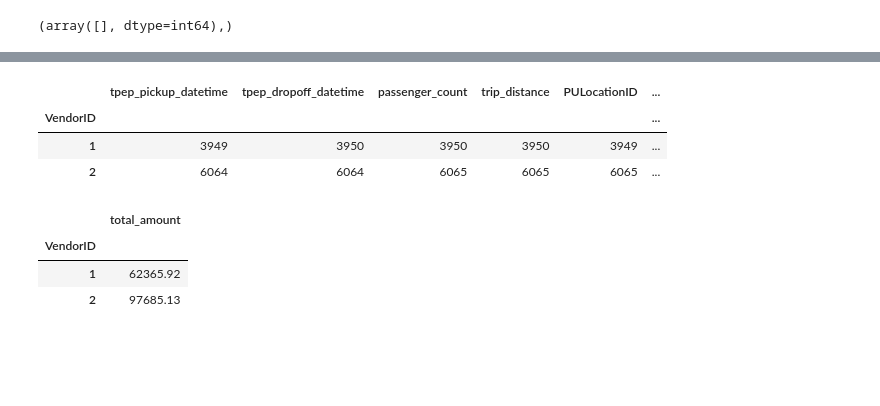
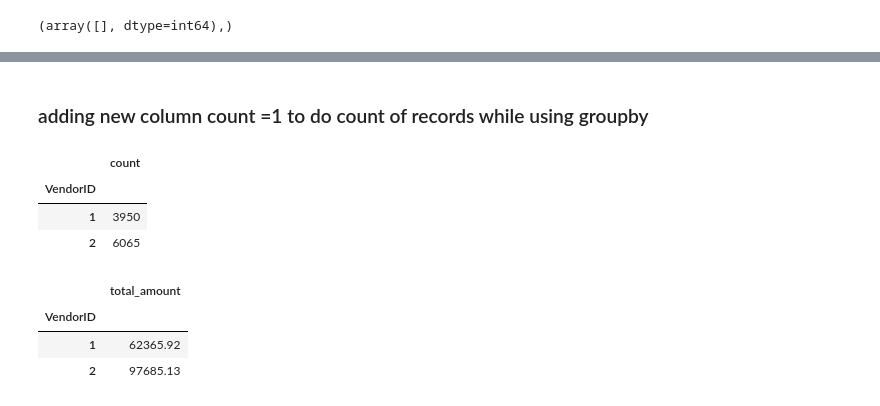
Before and after one commit to Salman-Shek/JupyterNotebook, a Jupyter notebook: taxidata/Taxi_Dataset.ipynb, the cells around one changed output, grey strips where cells are left out. Cells and saved outputs as stored; diff of their text form; code cells hidden in the pictures; blank space fills up the shorter version.

```diff
--- a/taxidata/Taxi_Dataset.ipynb
+++ b/taxidata/Taxi_Dataset.ipynb
@@ -148,5 +120,5 @@ df1.head()
 # %%
 import numpy as np
 # %%
-df1 = np.where(df['total_amount']!=df['New_Total'])
+df['check'] = np.where((df['total_amount']!=df['New_Total']),False,True)
 # %%
@@ -178,10 +155,14 @@ df
+# %% [markdown]
+### adding new column count =1 to do count of records while using groupby
+# %%
+df['count'] = 1
 # %%
-df.groupby(['VendorID']).count()
+df.groupby(['VendorID']).count() [['count']]
 # %% [output]
-|  | tpep_pickup_datetime | tpep_dropoff_datetime | passenger_count | trip_distance | PULocationID | ... |
-| VendorID |  |  |  |  |  | ... |
-| 1 | 3949 | 3950 | 3950 | 3950 | 3949 | ... |
-| 2 | 6064 | 6064 | 6065 | 6065 | 6065 | ... |
+|  | count |
+| VendorID |  |
+| 1 | 3950 |
+| 2 | 6065 |
 # %%
 df2 = df.groupby(['VendorID']).sum() [['total_amount']]
 df2
```
Also changed, not shown: parts of 17 cells of this notebook.
